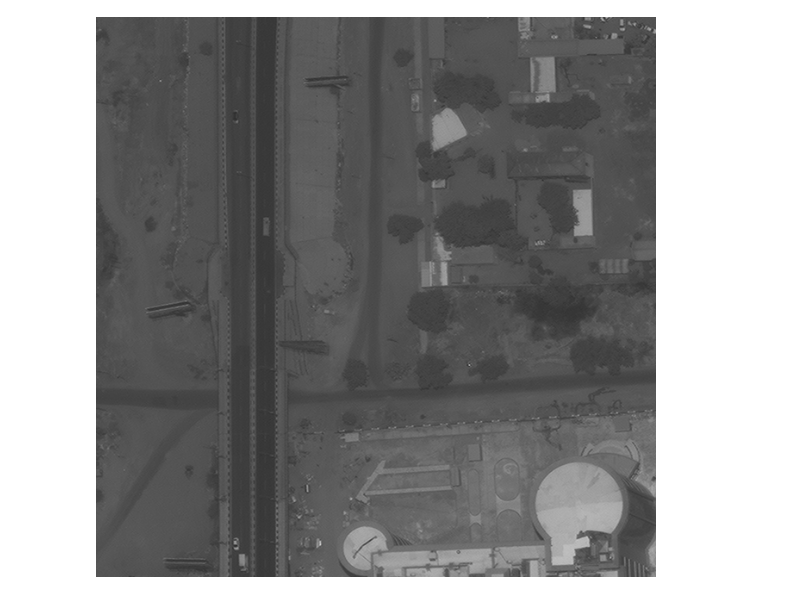
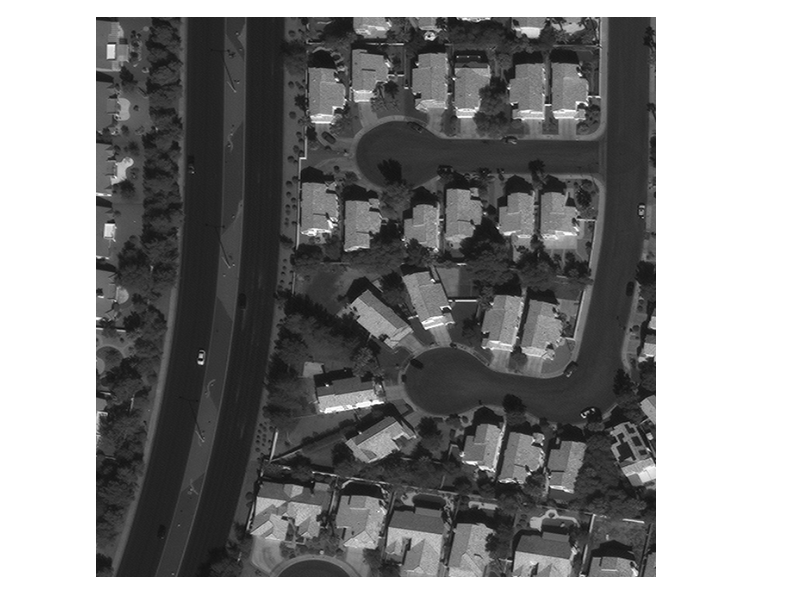
Before and after one commit to tparker35/UNET, a Jupyter notebook: CombinePredict.ipynb, the cells around one changed output. Drawn from its saved outputs; the diff is of its cells as text; code cells hidden in the pictures.

```diff
--- a/CombinePredict.ipynb
+++ b/CombinePredict.ipynb
@@ -9,12 +9,12 @@ modelB = unet()
 modelB.load_weights("/data/droppy/Humphries_Bragg_Weights.hdf5")
 # %%
 path = '/data/droppy/Images/Bldg/PAN-PNG/'
-pic = 'PAN_AOI_5_Khartoum_img1001.png'
+pic = 'PAN_AOI_2_Vegas_img1016.png'
 
 PANImg = Image.open(path+pic)
 PANImg
 # %% [output]
-[figure, old version]
+[figure, new version]
 # %%
 maskImgR = getMaskR(path+pic)
 maskImgR
```
Also changed, not shown: parts of 6 cells of this notebook.
